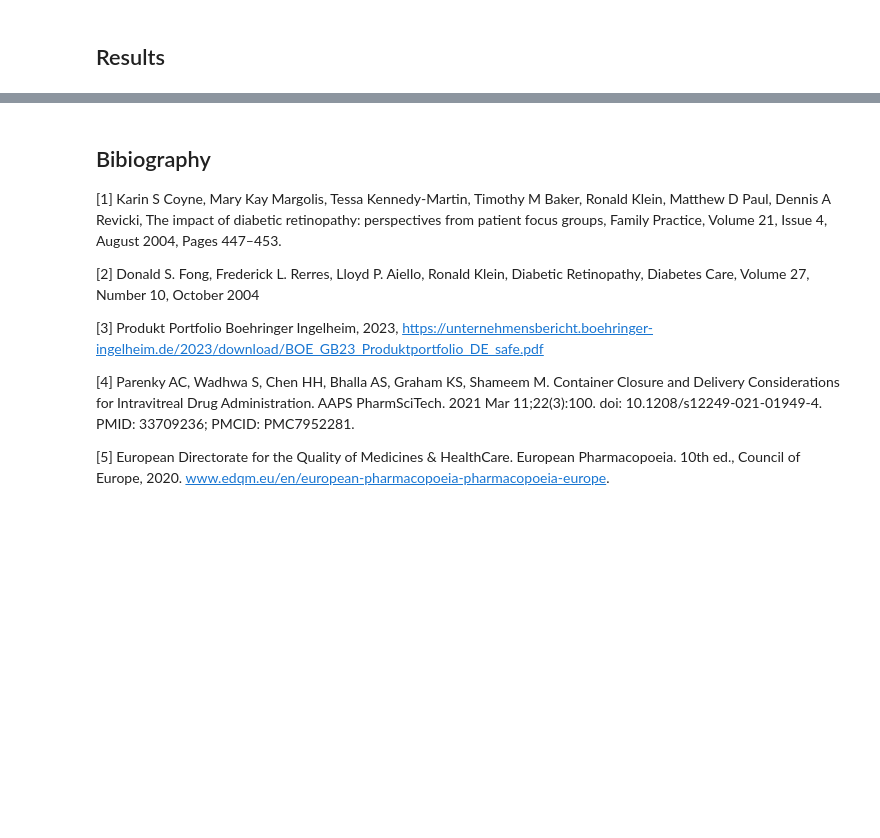
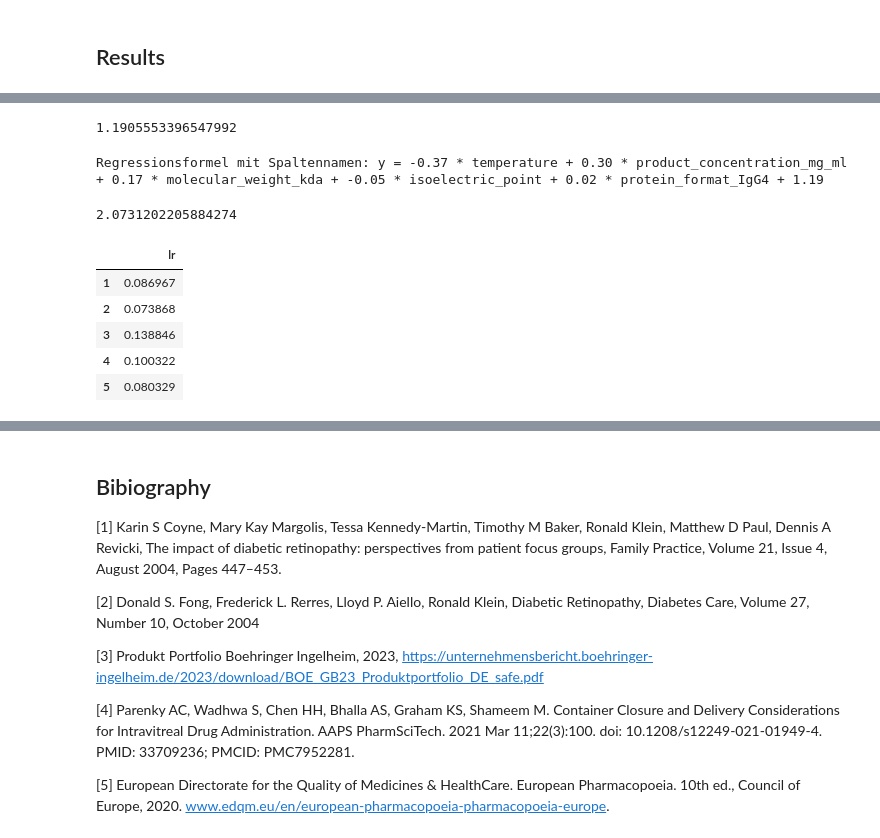
Before and after one commit to hempelt/project, a Jupyter notebook: reports/report.ipynb, the cells around one changed output, grey strips where cells are left out. Saved outputs shown, nothing was run; the diff lists cells and outputs as text; code cells hidden in the pictures; blank space fills up the shorter version.

```diff
--- a/reports/report.ipynb
+++ b/reports/report.ipynb
@@ -441,0 +393,10 @@ Lastly, this section will include ideas for future work.
+# %%
+intercept = final_model.intercept_
+intercept
+# %% [output]
+1.1905553396547992
+# %%
+model_formula = "y = " + " + ".join([f"{coef:.2f} * {col}" for coef, col in zip(coefficients, selected_features)]) + f" + {intercept:.2f}"
+print("Regressionsformel mit Spaltennamen:", model_formula)
+# %% [output]
+Regressionsformel mit Spaltennamen: y = -0.37 * temperature + 0.30 * product_concentration_mg_ml + 0.17 * molecular_weight_kda + -0.05 * isoelectric_point + 0.02 * protein_format_IgG4 + 1.19
@@ -441,0 +410,24 @@ Lastly, this section will include ideas for future work.
+# %%
+mse = mean_squared_error(y_test_exp, y_pred_exp)
+mse
+# %% [output]
+2.0731202205884274
+# %%
+# cross-validation with 5 folds
+scores = cross_val_score(final_model, X, y, cv=5, scoring='neg_mean_squared_error') * -1
+
+# store cross-validation scores (we call the column "lr" for "linear regression")
+df_scores = pd.DataFrame({'lr': scores})
+
+# reset index to match the number of folds
+df_scores.index += 1
+
+# print nice looking dataframe
+df_scores.style.background_gradient(cmap='Blues')
+# %% [output]
+|  | lr |
+| 1 | 0.086967 |
+| 2 | 0.073868 |
+| 3 | 0.138846 |
+| 4 | 0.100322 |
+| 5 | 0.080329 |
```
Also changed, not shown: parts of 16 cells of this notebook.
